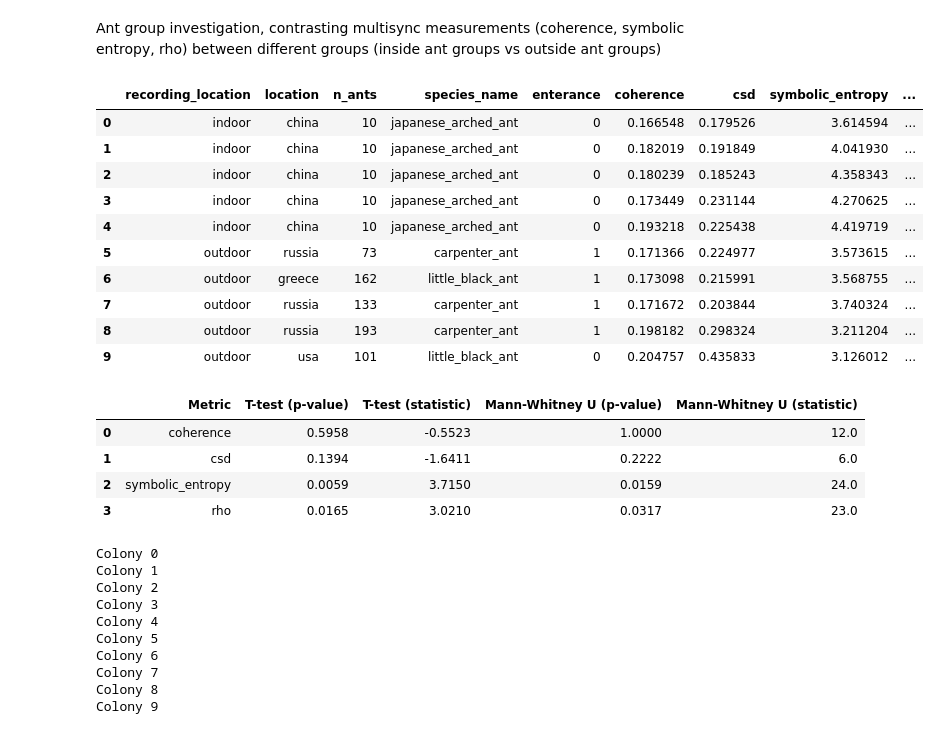
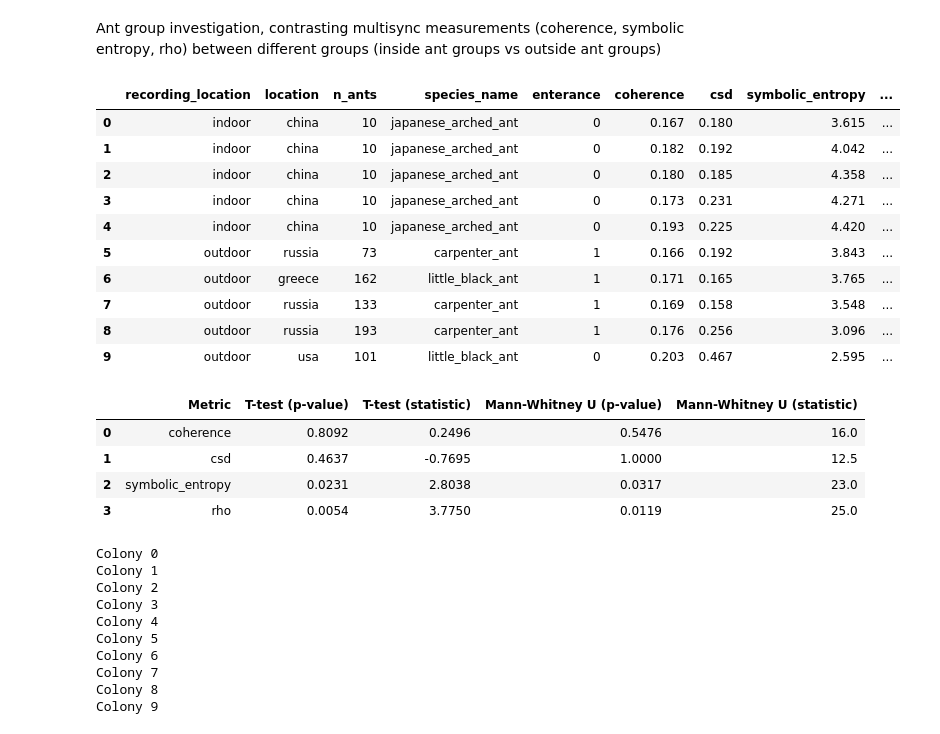
Before and after one commit to Lumalizer/AntColony_Complex_Systems_2024, a Jupyter notebook: multisync.ipynb, the cells around one changed output. Drawn from its saved outputs; the diff is of its cells as text; code cells hidden in the pictures.

```diff
--- a/multisync.ipynb
+++ b/multisync.ipynb
@@ -62,27 +62,27 @@ Ant group investigation, contrasting multisync measurements (coherence, symbolic
 # %%
 # get all metrics for all ant colonies on a certain target variable (ant x or y position) and compare indoor and outdoor ants
 preprocessed_colonies = [preprocess_antcolony_data(colony) for colony in ant_colonies['file'].tolist()]
-metrics = [get_multisync_metrics(colony, target_var='x', n_observations_per_unit=100, id_column='ant_id') for colony in preprocessed_colonies]
+metrics = [get_multisync_metrics(colony, target_var='x', id_column='ant_id') for colony in preprocessed_colonies]
 coherence, csd, symbolic_entropy, rho = zip(*metrics)
 
 ant_colonies['coherence'] = coherence
 ant_colonies['csd'] = csd
 ant_colonies['symbolic_entropy'] = symbolic_entropy
 ant_colonies['rho'] = rho
 
 display(ant_colonies.drop(columns=['file']))
 # %% [output]
 |  | recording_location | location | n_ants | species_name | enterance | coherence | csd | symbolic_entropy | ... |
-| 0 | indoor | china | 10 | japanese_arched_ant | 0 | 0.166548 | 0.179526 | 3.614594 | ... |
-| 1 | indoor | china | 10 | japanese_arched_ant | 0 | 0.182019 | 0.191849 | 4.041930 | ... |
-| 2 | indoor | china | 10 | japanese_arched_ant | 0 | 0.180239 | 0.185243 | 4.358343 | ... |
-| 3 | indoor | china | 10 | japanese_arched_ant | 0 | 0.173449 | 0.231144 | 4.270625 | ... |
-| 4 | indoor | china | 10 | japanese_arched_ant | 0 | 0.193218 | 0.225438 | 4.419719 | ... |
-| 5 | outdoor | russia | 73 | carpenter_ant | 1 | 0.171366 | 0.224977 | 3.573615 | ... |
-| 6 | outdoor | greece | 162 | little_black_ant | 1 | 0.173098 | 0.215991 | 3.568755 | ... |
-| 7 | outdoor | russia | 133 | carpenter_ant | 1 | 0.171672 | 0.203844 | 3.740324 | ... |
-| 8 | outdoor | russia | 193 | carpenter_ant | 1 | 0.198182 | 0.298324 | 3.211204 | ... |
-| 9 | outdoor | usa | 101 | little_black_ant | 0 | 0.204757 | 0.435833 | 3.126012 | ... |
+| 0 | indoor | china | 10 | japanese_arched_ant | 0 | 0.167 | 0.180 | 3.615 | ... |
+| 1 | indoor | china | 10 | japanese_arched_ant | 0 | 0.182 | 0.192 | 4.042 | ... |
+| 2 | indoor | china | 10 | japanese_arched_ant | 0 | 0.180 | 0.185 | 4.358 | ... |
+| 3 | indoor | china | 10 | japanese_arched_ant | 0 | 0.173 | 0.231 | 4.271 | ... |
+| 4 | indoor | china | 10 | japanese_arched_ant | 0 | 0.193 | 0.225 | 4.420 | ... |
+| 5 | outdoor | russia | 73 | carpenter_ant | 1 | 0.166 | 0.192 | 3.843 | ... |
+| 6 | outdoor | greece | 162 | little_black_ant | 1 | 0.171 | 0.165 | 3.765 | ... |
+| 7 | outdoor | russia | 133 | carpenter_ant | 1 | 0.169 | 0.158 | 3.548 | ... |
+| 8 | outdoor | russia | 193 | carpenter_ant | 1 | 0.176 | 0.256 | 3.096 | ... |
+| 9 | outdoor | usa | 101 | little_black_ant | 0 | 0.203 | 0.467 | 2.595 | ... |
 # %%
 # compare indoor and outdoor ants
 indoor = ant_colonies[ant_colonies['recording_location'] == 'indoor']
@@ -93,10 +93,10 @@ results = get_multisync_statistics(indoor, outdoor, round_digits=4)
 display(results)
 # %% [output]
 |  | Metric | T-test (p-value) | T-test (statistic) | Mann-Whitney U (p-value) | Mann-Whitney U (statistic) |
-| 0 | coherence | 0.5958 | -0.5523 | 1.0000 | 12.0 |
-| 1 | csd | 0.1394 | -1.6411 | 0.2222 | 6.0 |
-| 2 | symbolic_entropy | 0.0059 | 3.7150 | 0.0159 | 24.0 |
-| 3 | rho | 0.0165 | 3.0210 | 0.0317 | 23.0 |
+| 0 | coherence | 0.8092 | 0.2496 | 0.5476 | 16.0 |
+| 1 | csd | 0.4637 | -0.7695 | 1.0000 | 12.5 |
+| 2 | symbolic_entropy | 0.0231 | 2.8038 | 0.0317 | 23.0 |
+| 3 | rho | 0.0054 | 3.7750 | 0.0119 | 25.0 |
 # %%
 c_metrics = []
 for i, colony in enumerate(preprocessed_colonies):
```
Also changed, not shown: parts of 4 cells of this notebook, 1 other file.
